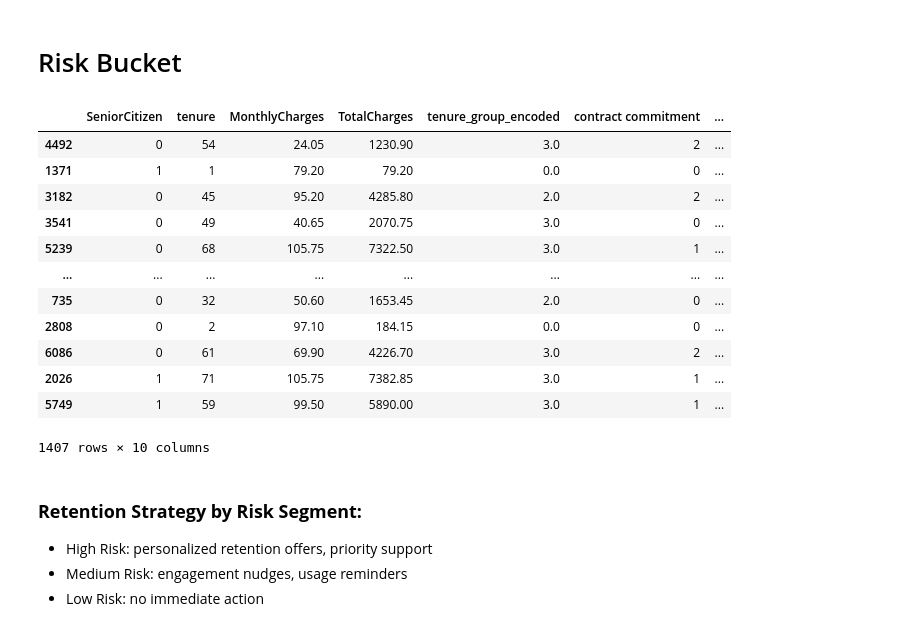
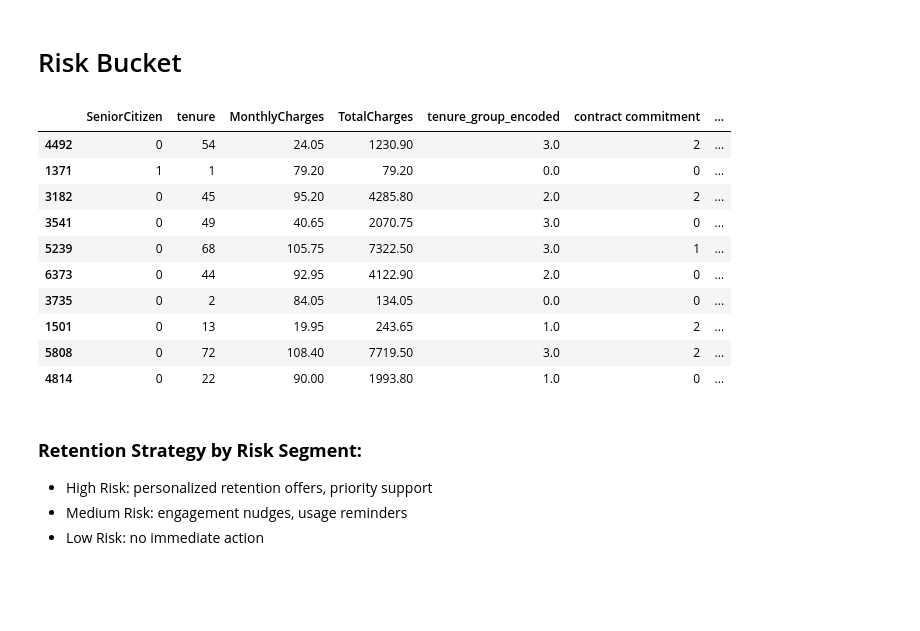
Before and after one commit to GranBan/granthbangard_ds_portfolio, a Jupyter notebook: Customer Churn and Retention Intelligence/Customer Churn & Retention.ipynb, the cells around one changed output. Saved outputs shown, nothing was run; the diff lists cells and outputs as text; code cells hidden in the pictures; blank space fills up the shorter version.

```diff
--- a/Customer Churn and Retention Intelligence/Customer Churn & Retention.ipynb
+++ b/Customer Churn and Retention Intelligence/Customer Churn & Retention.ipynb
@@ -481,30 +467,28 @@ chosen_threshold = 0.4
 # %%
 def risk_bucket(prob):
     if prob >= 0.6:
         return "High Risk"
     elif prob >= 0.4:
         return "Medium Risk"
     else:
         return "Low Risk"
 
 df_test = X_test.copy()
 df_test["churn_probability"] = rf_prob
 df_test["risk_segment"] = df_test["churn_probability"].apply(risk_bucket)
-df_test
+df_test.head(10)
 # %% [output]
 |  | SeniorCitizen | tenure | MonthlyCharges | TotalCharges | tenure_group_encoded | contract commitment | ... |
 | 4492 | 0 | 54 | 24.05 | 1230.90 | 3.0 | 2 | ... |
 | 1371 | 1 | 1 | 79.20 | 79.20 | 0.0 | 0 | ... |
 | 3182 | 0 | 45 | 95.20 | 4285.80 | 2.0 | 2 | ... |
 | 3541 | 0 | 49 | 40.65 | 2070.75 | 3.0 | 0 | ... |
 | 5239 | 0 | 68 | 105.75 | 7322.50 | 3.0 | 1 | ... |
-| ... | ... | ... | ... | ... | ... | ... | ... |
-| 735 | 0 | 32 | 50.60 | 1653.45 | 2.0 | 0 | ... |
-| 2808 | 0 | 2 | 97.10 | 184.15 | 0.0 | 0 | ... |
-| 6086 | 0 | 61 | 69.90 | 4226.70 | 3.0 | 2 | ... |
-| 2026 | 1 | 71 | 105.75 | 7382.85 | 3.0 | 1 | ... |
-| 5749 | 1 | 59 | 99.50 | 5890.00 | 3.0 | 1 | ... |
+| 6373 | 0 | 44 | 92.95 | 4122.90 | 2.0 | 0 | ... |
+| 3735 | 0 | 2 | 84.05 | 134.05 | 0.0 | 0 | ... |
+| 1501 | 0 | 13 | 19.95 | 243.65 | 1.0 | 2 | ... |
+| 5808 | 0 | 72 | 108.40 | 7719.50 | 3.0 | 2 | ... |
+| 4814 | 0 | 22 | 90.00 | 1993.80 | 1.0 | 0 | ... |
-1407 rows × 10 columns
 # %% [markdown]
 ### **Retention Strategy by Risk Segment:**
 - High Risk: personalized retention offers, priority support
```
Also changed, not shown: parts of 3 cells of this notebook.
